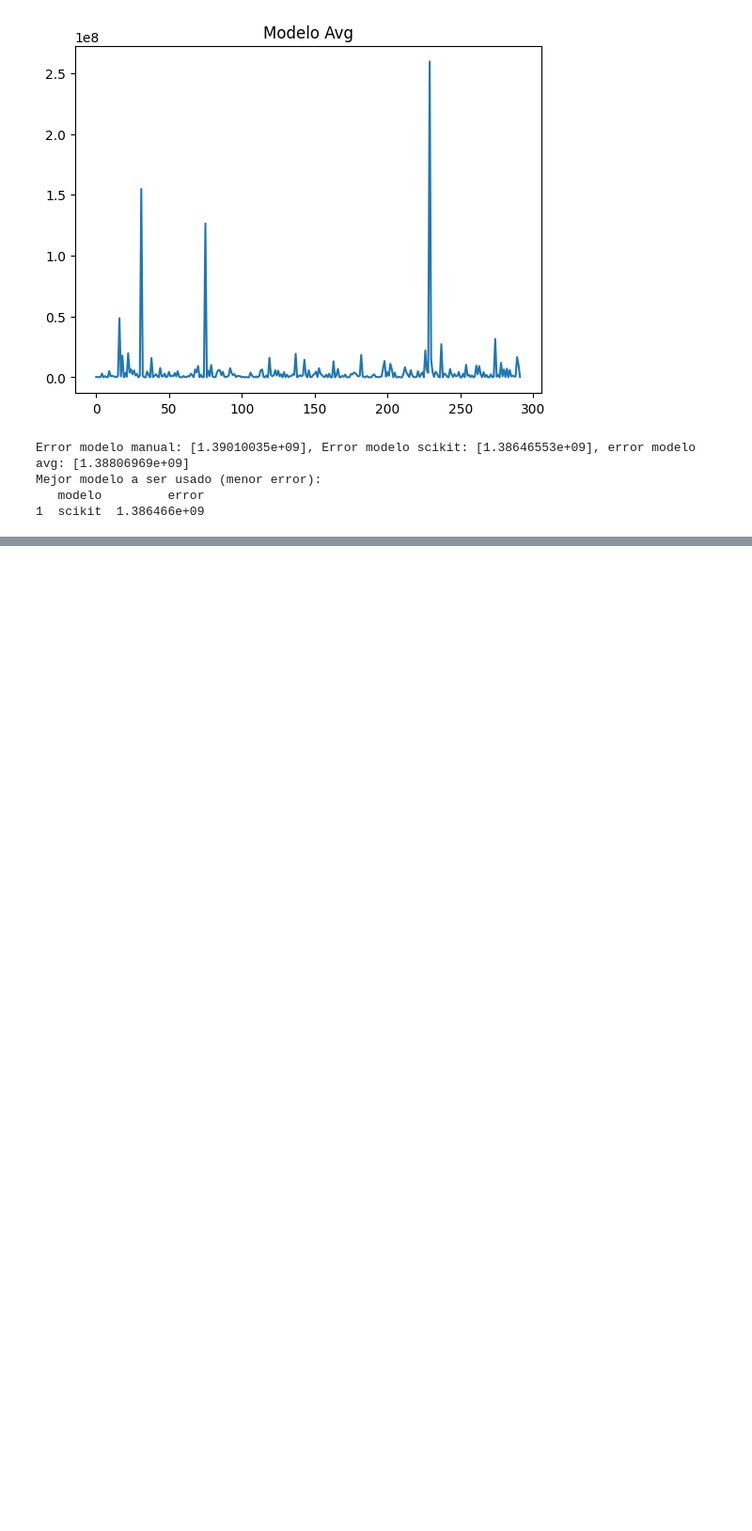
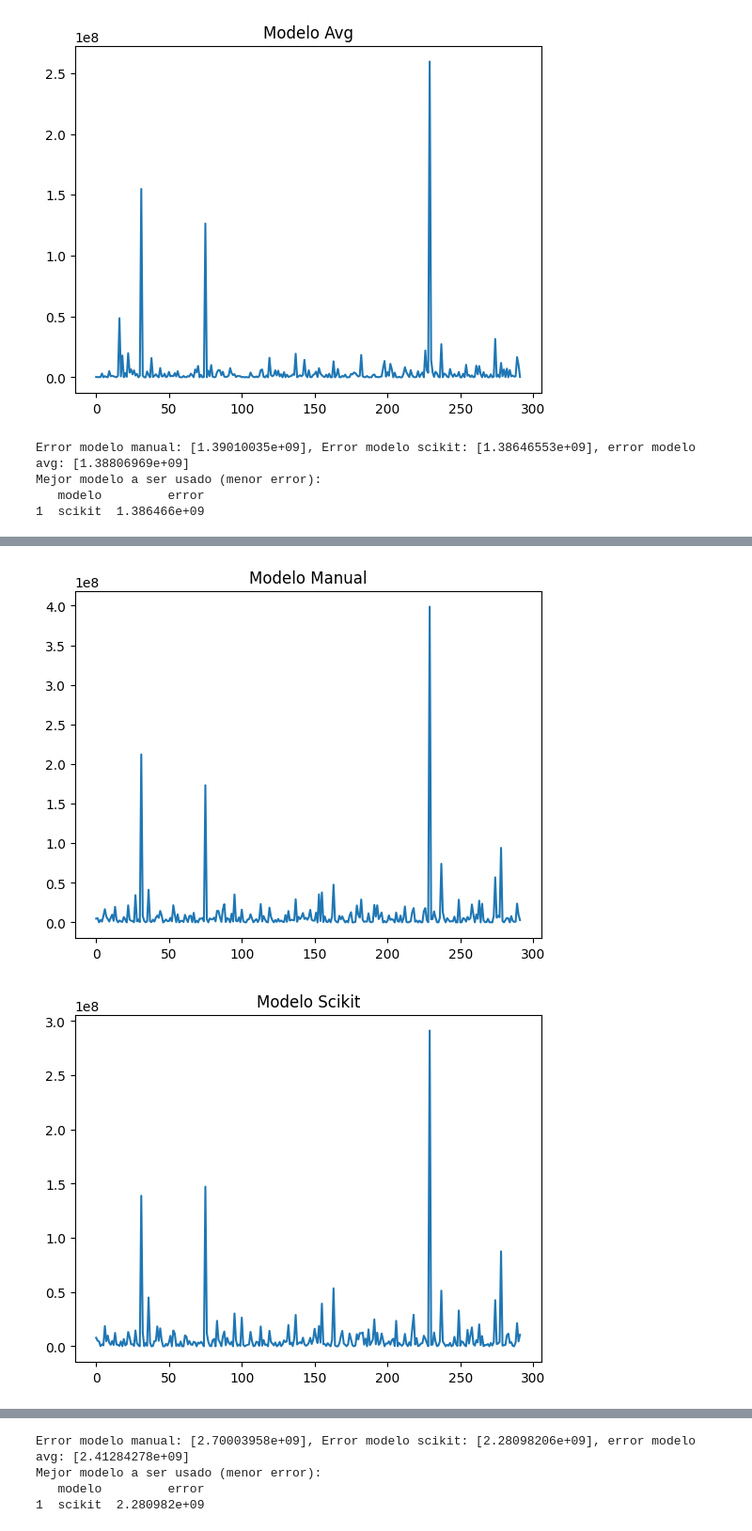
Before and after one commit to am23006810/CienciaDeDatosEnPython-Proyecto01, a Jupyter notebook: Proyecto_01.ipynb, the cells around one changed output, grey strips where cells are left out. Shown at 94% size. Cells and saved outputs as stored; diff of their text form; code cells hidden in the pictures; blank space fills up the shorter version.

```diff
--- a/Proyecto_01.ipynb
+++ b/Proyecto_01.ipynb
@@ -284,3 +284,8 @@ Error modelo manual: [1.39010035e+09], Error modelo scikit: [1.38646553e+09], er
 Mejor modelo a ser usado (menor error):
    modelo         error
 1  scikit  1.386466e+09
+# %%
+x, y = Proyecto.definirXY("1stFlrSF", "SalePrice")
+# %%
+modelo_scikit = Proyecto.modelo_scikit(x,y)
+iteration_df = Proyecto.regresion_lineal(x,y,1000,0.000001,120000,5,100)
@@ -286,0 +303,9 @@ Mejor modelo a ser usado (menor error):
+# %%
+x_test, y_test = Proyecto.definirXYtest("1stFlrSF", "SalePrice")
+# %%
+pred_modelo_manual, pred_scikit, avg_pred = Proyecto.avg_models(iteration_df, modelo_scikit, x_test)
+# %%
+Proyecto.err_modelos( pred_modelo_manual,pred_scikit, avg_pred, y_test)
+# %% [output]
+[figure, added]
+[figure, added]
@@ -286,0 +313,4 @@ Mejor modelo a ser usado (menor error):
+Error modelo manual: [2.70003958e+09], Error modelo scikit: [2.28098206e+09], error modelo avg: [2.41284278e+09]
+Mejor modelo a ser usado (menor error):
+   modelo         error
+1  scikit  2.280982e+09
```
Also changed, not shown: parts of 2 cells of this notebook.
